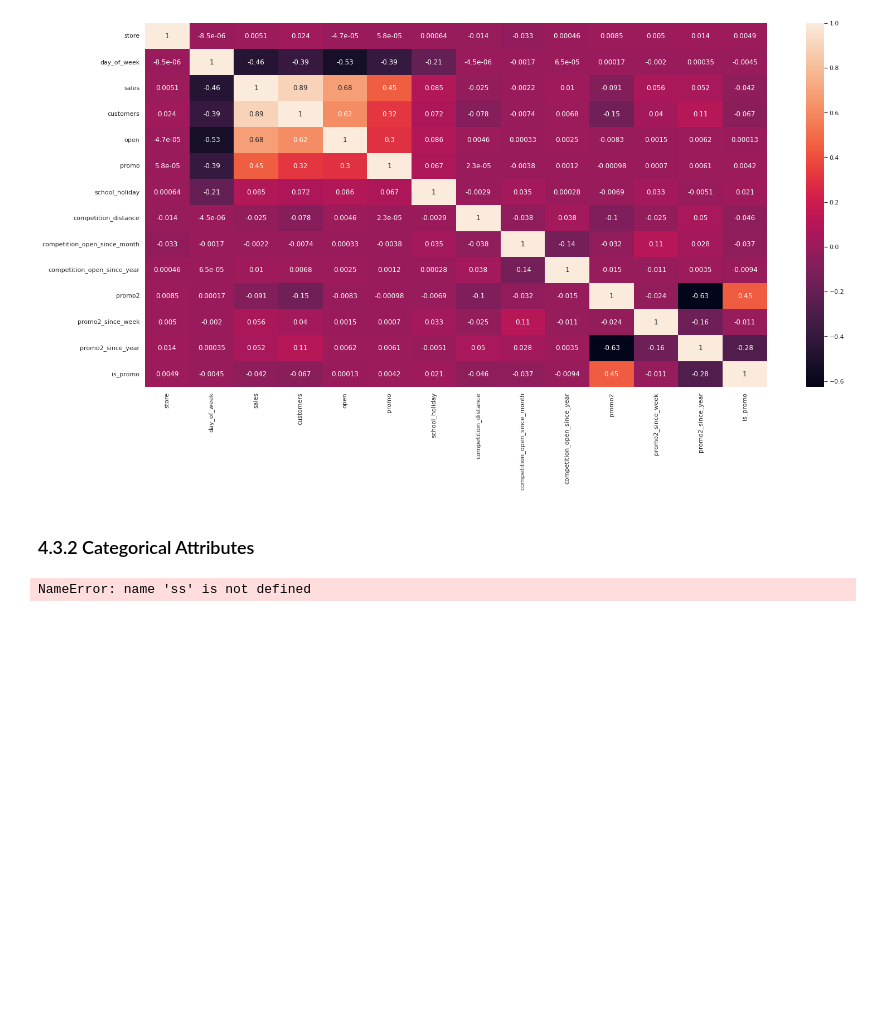
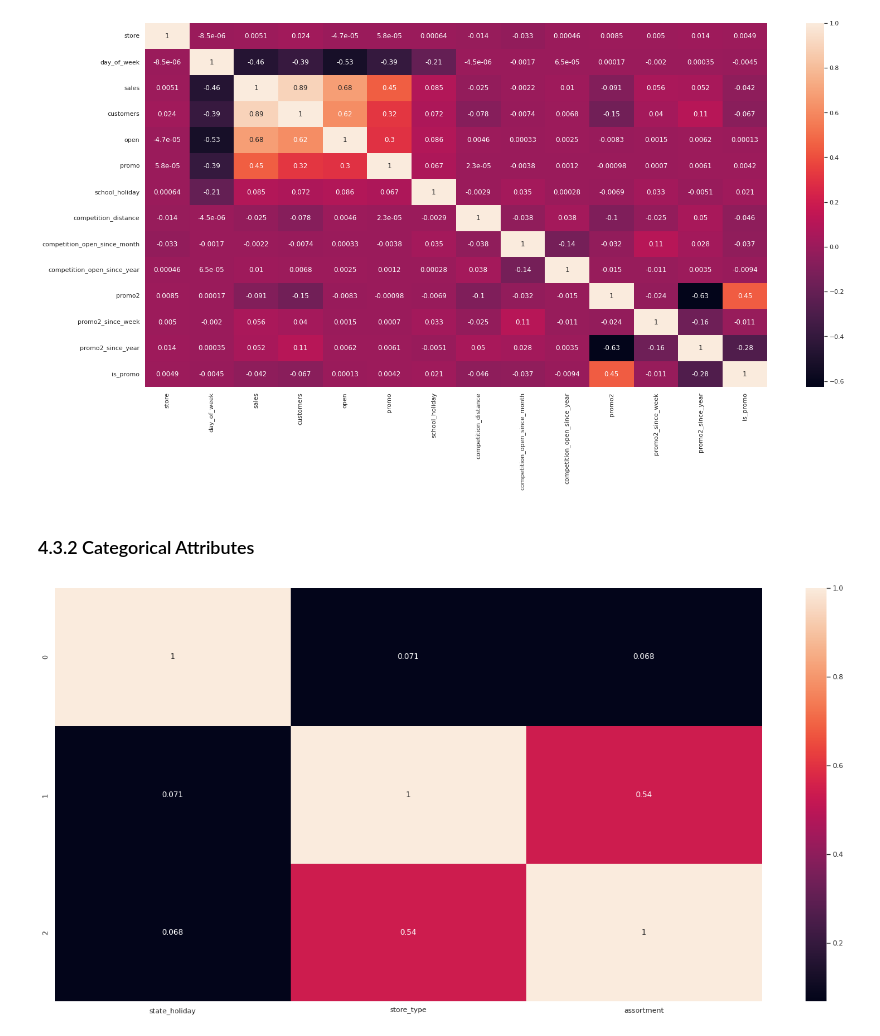
Before and after one commit to jocafneto/Rossmann-Prediction, a Jupyter notebook: m04_v01_store_sales_prediction.ipynb, the cells around one changed output. Cells and saved outputs as stored; diff of their text form; code cells hidden in the pictures; blank space fills up the shorter version.

```diff
--- a/m04_v01_store_sales_prediction.ipynb
+++ b/m04_v01_store_sales_prediction.ipynb
@@ -729,23 +729,24 @@ a = df4.select_dtypes( include='object' )
 # %%
 a1 = cramer_v(a['state_holiday'], a['state_holiday'])
 a2 = cramer_v(a['state_holiday'], a['store_type'])
 a3 = cramer_v(a['state_holiday'], a['assortment'])
 
 a4 = cramer_v(a['store_type'], a['state_holiday'])
 a5 = cramer_v(a['store_type'], a['store_type'])
 a6 = cramer_v(a['store_type'], a['assortment'])
 
 a7 = cramer_v(a['assortment'], a['state_holiday'])
 a8 = cramer_v(a['assortment'], a['store_type'])
 a9 = cramer_v(a['assortment'], a['assortment'])
 
 d = pd.DataFrame( {'state_holiday': [a1, a2, a3],
                    'store_type': [a4, a5, a6],
-                   'assortment': [a7, a8, a9] }).set_index( d.columns )
+                   'assortment': [a7, a8, a9] })
+d.set_index( d.columns )
 
 sns.heatmap( d, annot=True);
 # %% [output]
-NameError: name 'ss' is not defined
+[figure, added]
 # %%
 correlation_matrix = corr_matrix(df4, ['state_holiday', 'store_type', 'assortment'])
 # %%
```
Also changed, not shown: parts of 3 cells of this notebook.
